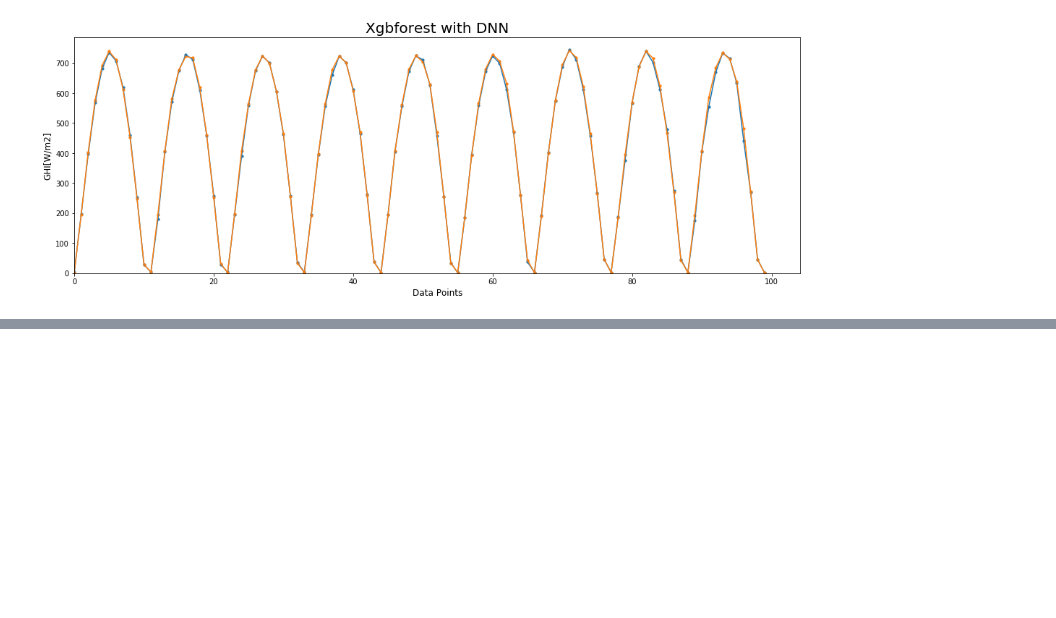
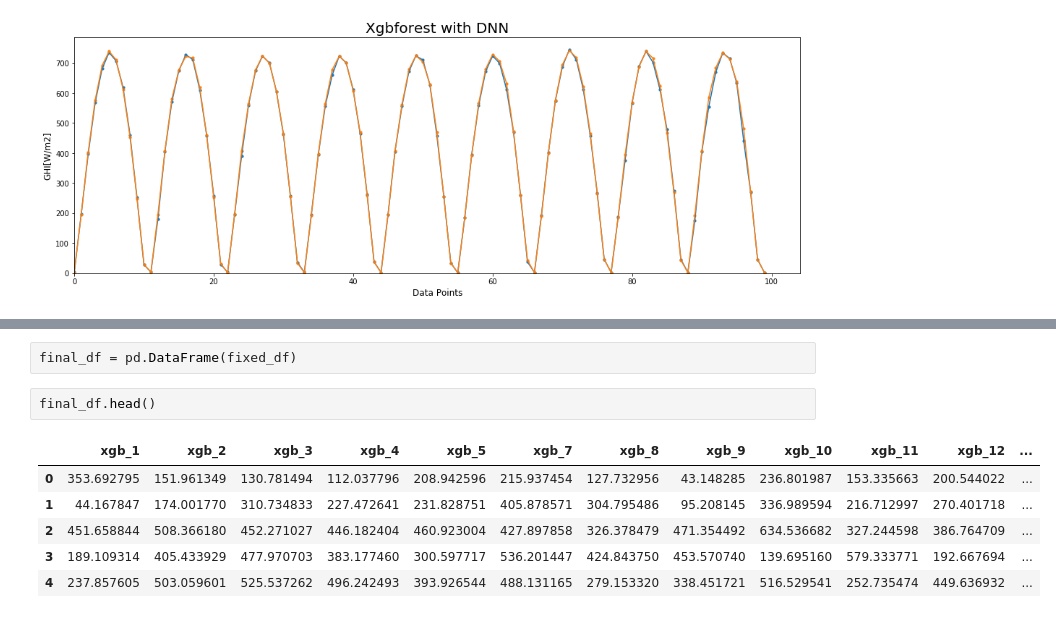
Before and after one commit to orionpax00/weather, a Jupyter notebook: src/final_results.ipynb, the cells around one changed output, grey strips where cells are left out. Cells and saved outputs as stored; diff of their text form; blank space fills up the shorter version.

```diff
--- a/src/final_results.ipynb
+++ b/src/final_results.ipynb
@@ -1013,0 +1051,11 @@ The `ymin` argument was deprecated in Matplotlib 3.0 and will be removed in 3.2.
+# %%
+final_df = pd.DataFrame(fixed_df)
+# %%
+final_df.head()
+# %% [output]
+|  | xgb_1 | xgb_2 | xgb_3 | xgb_4 | xgb_5 | xgb_7 | xgb_8 | xgb_9 | xgb_10 | xgb_11 | xgb_12 | ... |
+| 0 | 353.692795 | 151.961349 | 130.781494 | 112.037796 | 208.942596 | 215.937454 | 127.732956 | 43.148285 | 236.801987 | 153.335663 | 200.544022 | ... |
+| 1 | 44.167847 | 174.001770 | 310.734833 | 227.472641 | 231.828751 | 405.878571 | 304.795486 | 95.208145 | 336.989594 | 216.712997 | 270.401718 | ... |
+| 2 | 451.658844 | 508.366180 | 452.271027 | 446.182404 | 460.923004 | 427.897858 | 326.378479 | 471.354492 | 634.536682 | 327.244598 | 386.764709 | ... |
+| 3 | 189.109314 | 405.433929 | 477.970703 | 383.177460 | 300.597717 | 536.201447 | 424.843750 | 453.570740 | 139.695160 | 579.333771 | 192.667694 | ... |
+| 4 | 237.857605 | 503.059601 | 525.537262 | 496.242493 | 393.926544 | 488.131165 | 279.153320 | 338.451721 | 516.529541 | 252.735474 | 449.636932 | ... |
```
Also changed, not shown: parts of 14 cells of this notebook, 1 other file.
